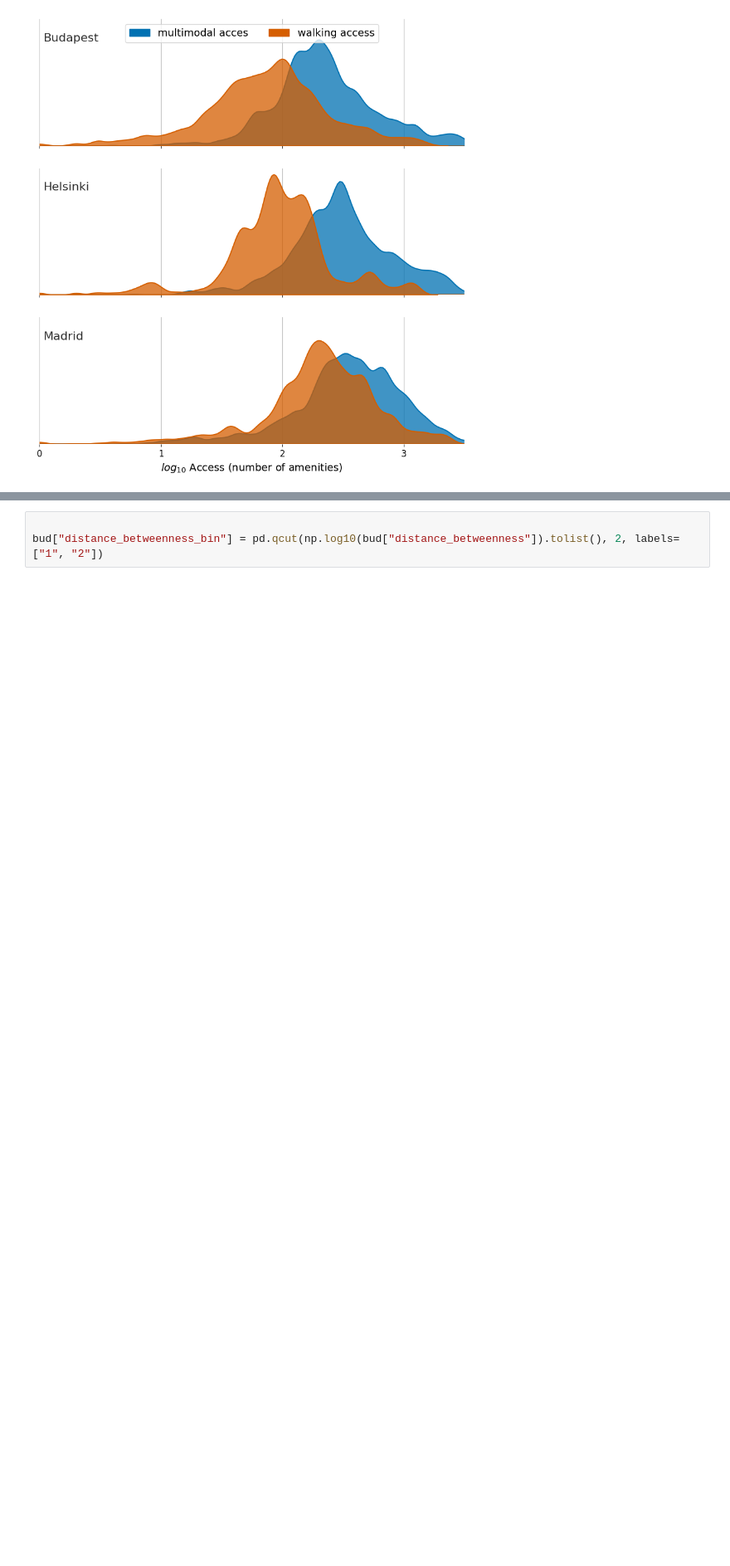
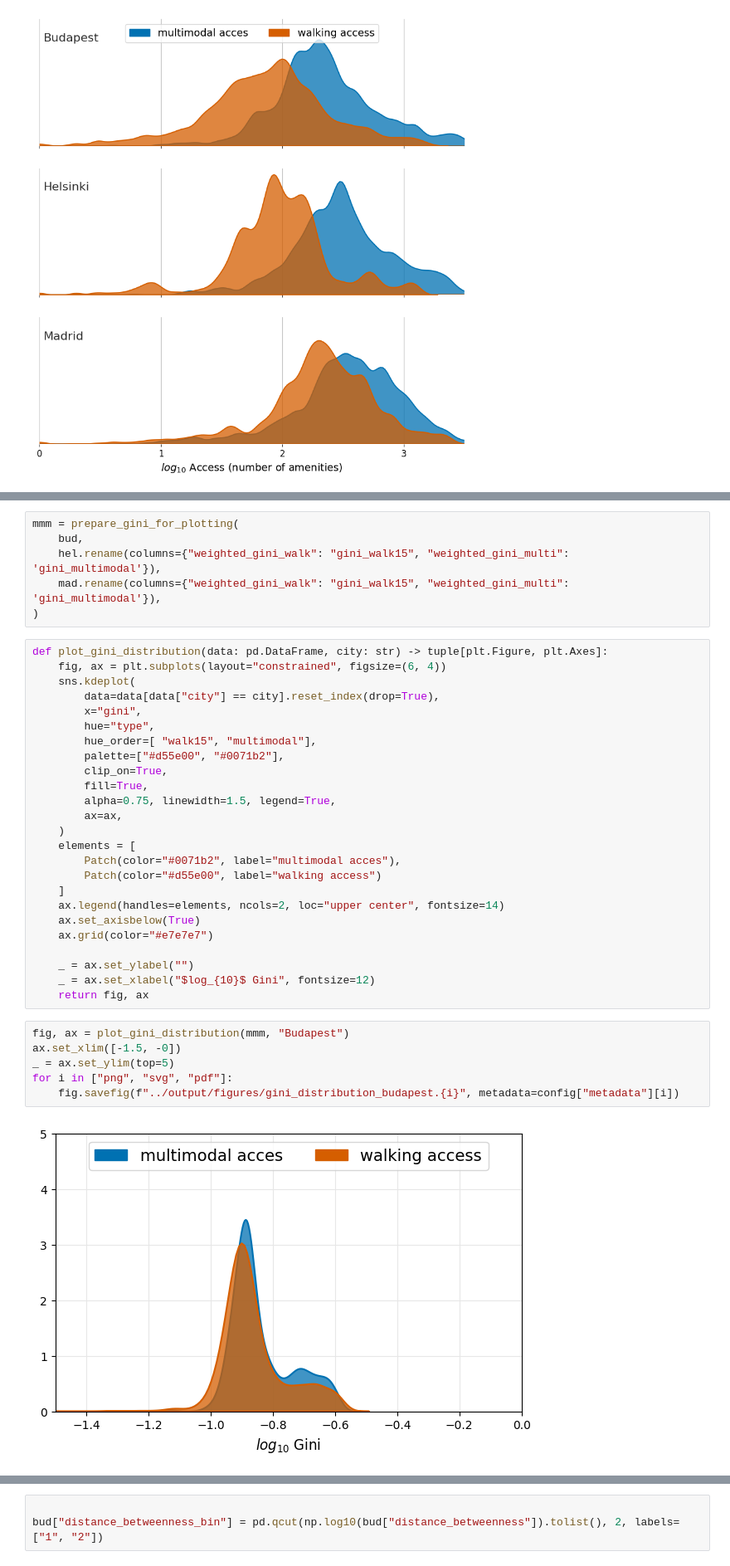
Before and after one commit to ANETILab/public_transport_in_the_15minute_city, a Jupyter notebook: notebooks/plot_accessibility_distribution.ipynb, the cells around one changed output, grey strips where cells are left out. Shown at 83% size. Cells and saved outputs as stored; diff of their text form; blank space fills up the shorter version.

Commit message:
Plot Gini distribution GH-38

```diff
--- a/notebooks/plot_accessibility_distribution.ipynb
+++ b/notebooks/plot_accessibility_distribution.ipynb
@@ -151,0 +180,39 @@ for i in ["png", "svg", "pdf"]:
+# %%
+mmm = prepare_gini_for_plotting(
+    bud,
+    hel.rename(columns={"weighted_gini_walk": "gini_walk15", "weighted_gini_multi": 'gini_multimodal'}),
+    mad.rename(columns={"weighted_gini_walk": "gini_walk15", "weighted_gini_multi": 'gini_multimodal'}),
+)
+# %%
+def plot_gini_distribution(data: pd.DataFrame, city: str) -> tuple[plt.Figure, plt.Axes]:
+    fig, ax = plt.subplots(layout="constrained", figsize=(6, 4))
+    sns.kdeplot(
+        data=data[data["city"] == city].reset_index(drop=True),
+        x="gini",
+        hue="type",
+        hue_order=[ "walk15", "multimodal"],
+        palette=["#d55e00", "#0071b2"],
+        clip_on=True,
+        fill=True,
+        alpha=0.75, linewidth=1.5, legend=True,
+        ax=ax,
+    )
+    elements = [
+        Patch(color="#0071b2", label="multimodal acces"),
+        Patch(color="#d55e00", label="walking access")
+    ]
+    ax.legend(handles=elements, ncols=2, loc="upper center", fontsize=14)
+    ax.set_axisbelow(True)
+    ax.grid(color="#e7e7e7")
+
+    _ = ax.set_ylabel("")
+    _ = ax.set_xlabel("$log_{10}$ Gini", fontsize=12)
+    return fig, ax
+# %%
+fig, ax = plot_gini_distribution(mmm, "Budapest")
+ax.set_xlim([-1.5, -0])
+_ = ax.set_ylim(top=5)
+for i in ["png", "svg", "pdf"]:
+    fig.savefig(f"../output/figures/gini_distribution_budapest.{i}", metadata=config["metadata"][i])
+# %% [output]
+[figure, added]
```
Also changed, not shown: parts of 5 cells of this notebook, 9 other files.
